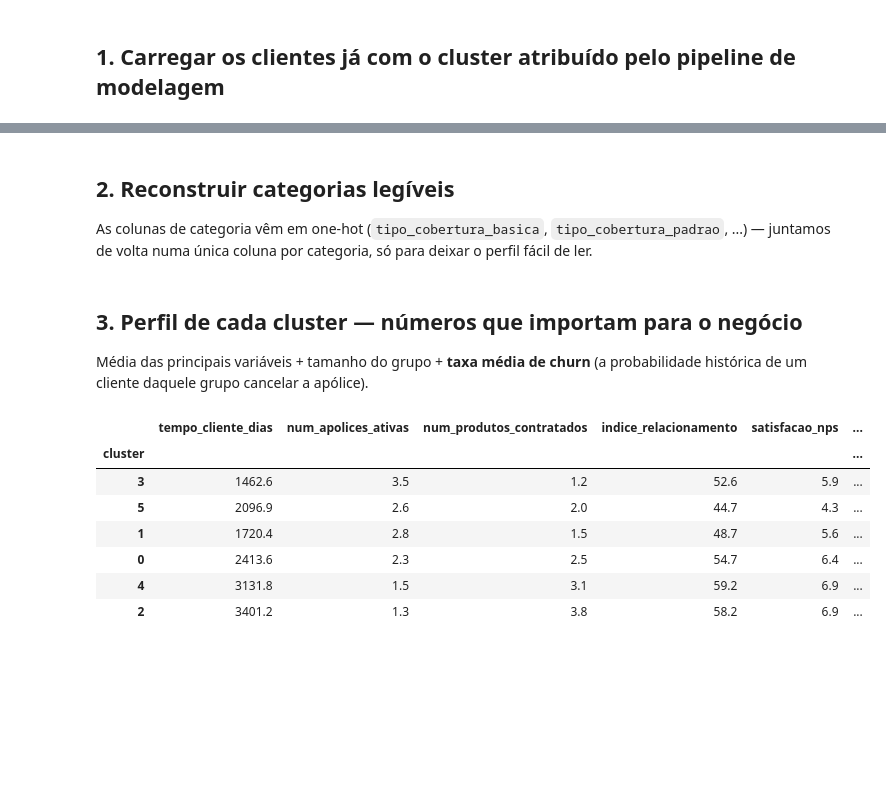
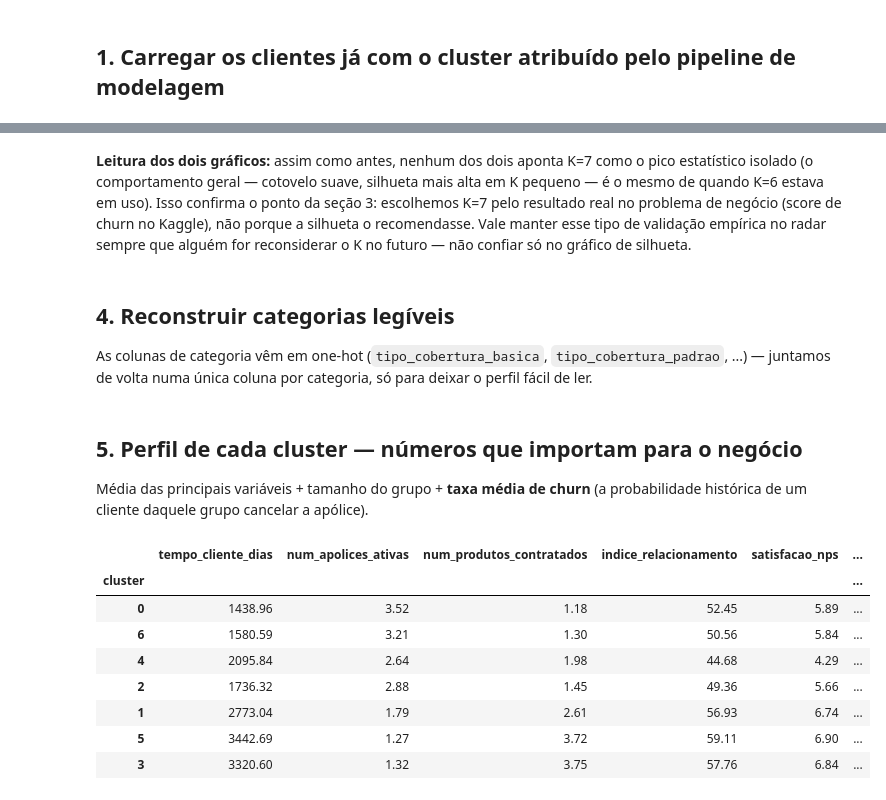
Before and after one commit to cauedpinheiro/equipe5_PRT, a Jupyter notebook: notebooks/clusterização/clusterizacao_clientes.ipynb, the cells around one changed output, grey strips where cells are left out. Saved outputs shown, nothing was run; the diff lists cells and outputs as text; code cells hidden in the pictures; blank space fills up the shorter version.

```diff
--- a/notebooks/clusterização/clusterizacao_clientes.ipynb
+++ b/notebooks/clusterização/clusterizacao_clientes.ipynb
@@ -41,5 +141,12 @@ Clusters: [np.int64(0), np.int64(1), np.int64(2), np.int64(3), np.int64(4), np.i
+# %% [markdown]
+**Leitura dos dois gráficos:** assim como antes, nenhum dos dois aponta K=7 como o pico
+estatístico isolado (o comportamento geral — cotovelo suave, silhueta mais alta em K pequeno — é o
+mesmo de quando K=6 estava em uso). Isso confirma o ponto da seção 3: escolhemos K=7 pelo resultado
+real no problema de negócio (score de churn no Kaggle), não porque a silhueta o recomendasse. Vale
+manter esse tipo de validação empírica no radar sempre que alguém for reconsiderar o K no futuro —
+não confiar só no gráfico de silhueta.
 # %% [markdown]
-## 2. Reconstruir categorias legíveis
+## 4. Reconstruir categorias legíveis
 
 As colunas de categoria vêm em one-hot (`tipo_cobertura_basica`, `tipo_cobertura_padrao`, ...) —
 juntamos de volta numa única coluna por categoria, só para deixar o perfil fácil de ler.
@@ -57,32 +164,34 @@ GRUPOS_CATEGORICOS = {
 for grupo, cols in GRUPOS_CATEGORICOS.items():
     df[grupo] = df[cols].idxmax(axis=1).str.replace(grupo + "_", "", regex=False)
 # %% [markdown]
-## 3. Perfil de cada cluster — números que importam para o negócio
+## 5. Perfil de cada cluster — números que importam para o negócio
 
 Média das principais variáveis + tamanho do grupo + **taxa média de churn** (a probabilidade
 histórica de um cliente daquele grupo cancelar a apólice).
 # %%
 NUMERICAS_PERFIL = [
     "tempo_cliente_dias", "num_apolices_ativas", "num_produtos_contratados",
     "indice_relacionamento", "satisfacao_nps", "renda_anual", "valor_imovel",
     "idade", "score_engajamento_digital", "num_reclamacoes_12m", "num_acessos_app_mes",
+    "pagamento_em_dia", "qtd_dependentes",
 ]
 
-perfil = df.groupby("cluster")[NUMERICAS_PERFIL].mean().round(1)
+perfil = df.groupby("cluster")[NUMERICAS_PERFIL].mean().round(2)
 perfil["n_clientes"] = df.groupby("cluster").size()
 perfil["pct_da_base"] = (perfil["n_clientes"] / len(df) * 100).round(1)
-perfil["taxa_media_churn_pct"] = (df.groupby("cluster")["churned"].mean() * 100).round(1)
+perfil["taxa_media_churn_pct"] = (df.groupby("cluster")["churned"].mean() * 100).round(2)
 perfil["cobertura_predominante"] = df.groupby("cluster")["tipo_cobertura"].agg(lambda x: x.mode().iat[0])
 
 perfil = perfil.sort_values("taxa_media_churn_pct", ascending=False)
 perfil
 # %% [output]
 |  | tempo_cliente_dias | num_apolices_ativas | num_produtos_contratados | indice_relacionamento | satisfacao_nps | ... |
 | cluster |  |  |  |  |  | ... |
-| 3 | 1462.6 | 3.5 | 1.2 | 52.6 | 5.9 | ... |
-| 5 | 2096.9 | 2.6 | 2.0 | 44.7 | 4.3 | ... |
-| 1 | 1720.4 | 2.8 | 1.5 | 48.7 | 5.6 | ... |
-| 0 | 2413.6 | 2.3 | 2.5 | 54.7 | 6.4 | ... |
-| 4 | 3131.8 | 1.5 | 3.1 | 59.2 | 6.9 | ... |
-| 2 | 3401.2 | 1.3 | 3.8 | 58.2 | 6.9 | ... |
+| 0 | 1438.96 | 3.52 | 1.18 | 52.45 | 5.89 | ... |
+| 6 | 1580.59 | 3.21 | 1.30 | 50.56 | 5.84 | ... |
+| 4 | 2095.84 | 2.64 | 1.98 | 44.68 | 4.29 | ... |
+| 2 | 1736.32 | 2.88 | 1.45 | 49.36 | 5.66 | ... |
+| 1 | 2773.04 | 1.79 | 2.61 | 56.93 | 6.74 | ... |
+| 5 | 3442.69 | 1.27 | 3.72 | 59.11 | 6.90 | ... |
+| 3 | 3320.60 | 1.32 | 3.75 | 57.76 | 6.84 | ... |
 # %% [markdown]
```
Also changed, not shown: parts of 13 cells of this notebook, 57 other files.
